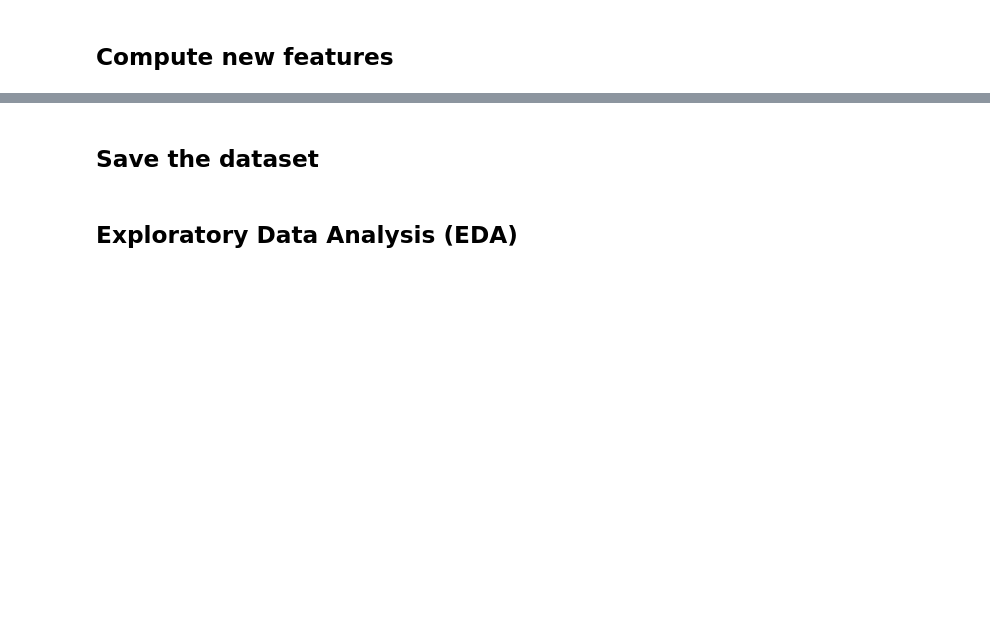
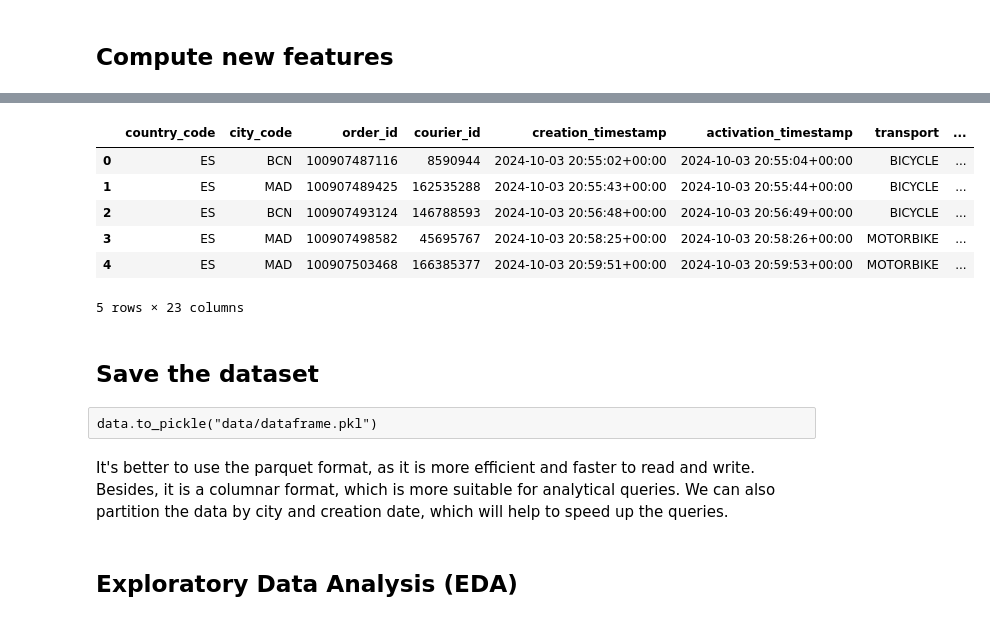
Before and after one commit to AngieC96/pickup-to-delivery-overall, a Jupyter notebook: PDO.ipynb, the cells around one changed output, grey strips where cells are left out. Saved outputs shown, nothing was run; the diff lists cells and outputs as text; code cells hidden in the pictures; blank space fills up the shorter version.

Commit message:
Improve computation of distances (but still wrong) + save dataset with parquet

```diff
--- a/PDO.ipynb
+++ b/PDO.ipynb
@@ -188,2 +209,40 @@ data.head()
+# %%
+# Earth's radius in meters
+earth_radius_m = 6371.0088 * 1000
+
+# Conversion factors
+meters_per_degree_lat = 111320  # Approximate meters per degree of latitude
+
+def manhattan_distance_in_meters(row):
+    # Convert latitude and longitude differences to meters
+    lat_diff_m = abs(row['pickup_latitude'] - row['delivery_latitude']) * meters_per_degree_lat
+    # Convert longitude difference to meters, considering the latitude
+    lon_diff_m = abs(row['pickup_longitude'] - row['delivery_longitude']) * meters_per_degree_lat * np.cos(np.radians((row['pickup_latitude'] + row['delivery_latitude']) / 2))
+    # Sum the absolute differences to get the Manhattan distance in meters
+    return lat_diff_m + lon_diff_m
+# %%
+data['pd_distance_haversine_m'] = data.apply(
+    lambda x: haversine(
+        (x['pickup_latitude'], x['pickup_longitude']),
+        (x['delivery_latitude'], x['delivery_longitude']),
+        unit=Unit.METERS
+    ), axis=1
+)
+data['pd_distance_haversine_m_sk'] = data.apply(
+    lambda x: haversine_distances(
+        np.array([[x['pickup_latitude'], x['pickup_longitude']]]),
+        np.array([[x['delivery_latitude'], x['delivery_longitude']]])
+    )[0][0] * earth_radius_m, axis=1
+)
+data['pd_distance_manhattan_m'] = data.apply(manhattan_distance_in_meters, axis=1)
+data.head()
+# %% [output]
+|  | country_code | city_code | order_id | courier_id | creation_timestamp | activation_timestamp | transport | ... |
+| 0 | ES | BCN | 100907487116 | 8590944 | 2024-10-03 20:55:02+00:00 | 2024-10-03 20:55:04+00:00 | BICYCLE | ... |
+| 1 | ES | MAD | 100907489425 | 162535288 | 2024-10-03 20:55:43+00:00 | 2024-10-03 20:55:44+00:00 | BICYCLE | ... |
+| 2 | ES | BCN | 100907493124 | 146788593 | 2024-10-03 20:56:48+00:00 | 2024-10-03 20:56:49+00:00 | BICYCLE | ... |
+| 3 | ES | MAD | 100907498582 | 45695767 | 2024-10-03 20:58:25+00:00 | 2024-10-03 20:58:26+00:00 | MOTORBIKE | ... |
+| 4 | ES | MAD | 100907503468 | 166385377 | 2024-10-03 20:59:51+00:00 | 2024-10-03 20:59:53+00:00 | MOTORBIKE | ... |
+5 rows × 23 columns
 # %% [markdown]
 ## Save the dataset
@@ -191,0 +249,4 @@ data.to_pickle("data/dataframe.pkl")
+# %% [raw]
+data.to_pickle("data/dataframe.pkl")
+# %% [markdown]
+It's better to use the parquet format, as it is more efficient and faster to read and write. Besides, it is a columnar format, which is more suitable for analytical queries. We can also partition the data by city and creation date, which will help to speed up the queries.
```
Also changed, not shown: parts of 27 cells of this notebook, 2 other files.
